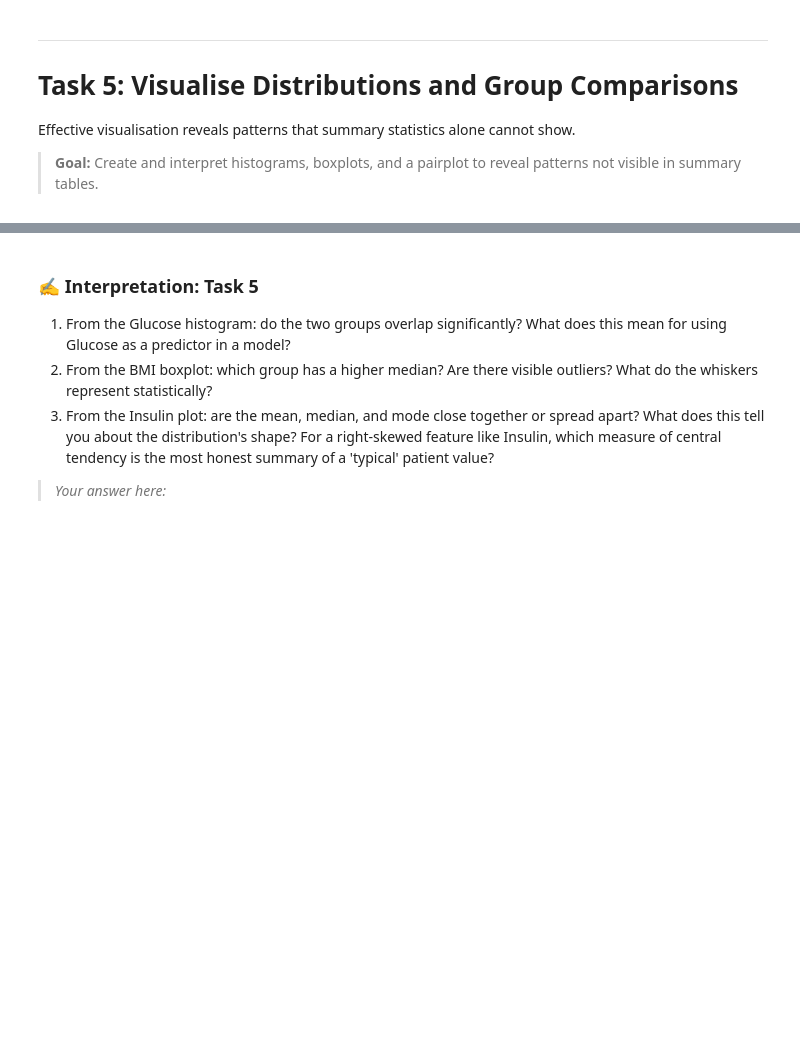
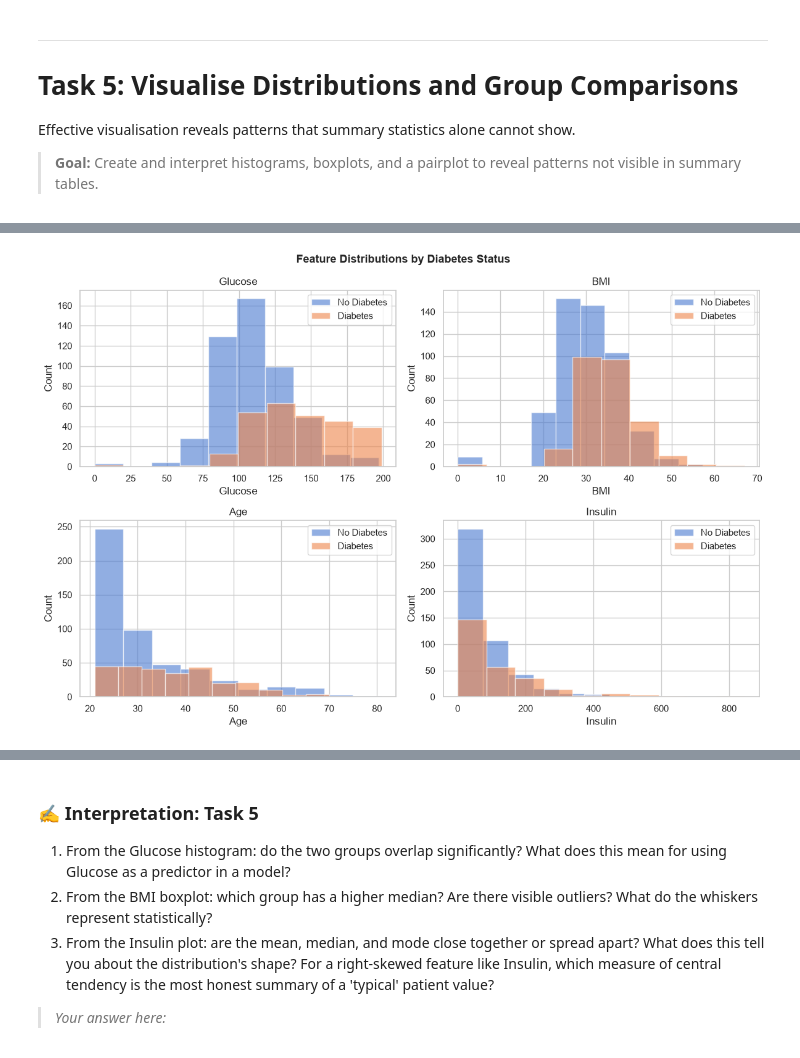
Before and after one commit to fredizenn/Statistics-and-Machine-Learning, a Jupyter notebook: Week-1/Lab-Assignments/module_b.ipynb, the cells around one changed output, grey strips where cells are left out. Cells and saved outputs as stored; diff of their text form; code cells hidden in the pictures; blank space fills up the shorter version.

```diff
--- a/Week-1/Lab-Assignments/module_b.ipynb
+++ b/Week-1/Lab-Assignments/module_b.ipynb
@@ -160,17 +181,37 @@ plt.show()
 # %%
 # TODO: Create a 2×2 grid of histograms: one for each of
 # Glucose, BMI, Age, and Insulin — coloured by DiabetesStatus.
 # Hint: use plt.subplots(2, 2) and loop over axes.
 
 features = ['Glucose', 'BMI', 'Age', 'Insulin']
 fig, axes = plt.subplots(2, 2, figsize=(12, 8))
 axes = axes.flatten()
 
 # YOUR CODE HERE
+for i, feature in enumerate(features):
+
+    axes[i].hist(
+        df[df["DiabetesStatus"] == "Non-Diabetic"][feature],
+        alpha=0.6,
+        label="No Diabetes"
+    )
+
+    axes[i].hist(
+        df[df["DiabetesStatus"] == "Diabetic"][feature],
+        alpha=0.6,
+        label="Diabetes"
+    )
+
+    axes[i].set_title(feature)
+    axes[i].set_xlabel(feature)
+    axes[i].set_ylabel("Count")
+    axes[i].legend()
 
 plt.suptitle('Feature Distributions by Diabetes Status', fontsize=13, fontweight='bold')
 plt.tight_layout()
 plt.show()
+# %% [output]
+[figure, added]
 # %%
 # TODO: Create a pairplot for Glucose, BMI, Age, and BloodPressure.
 # Colour by 'DiabetesStatus'. This may take a moment to render.
```
Also changed, not shown: parts of 7 cells of this notebook.
